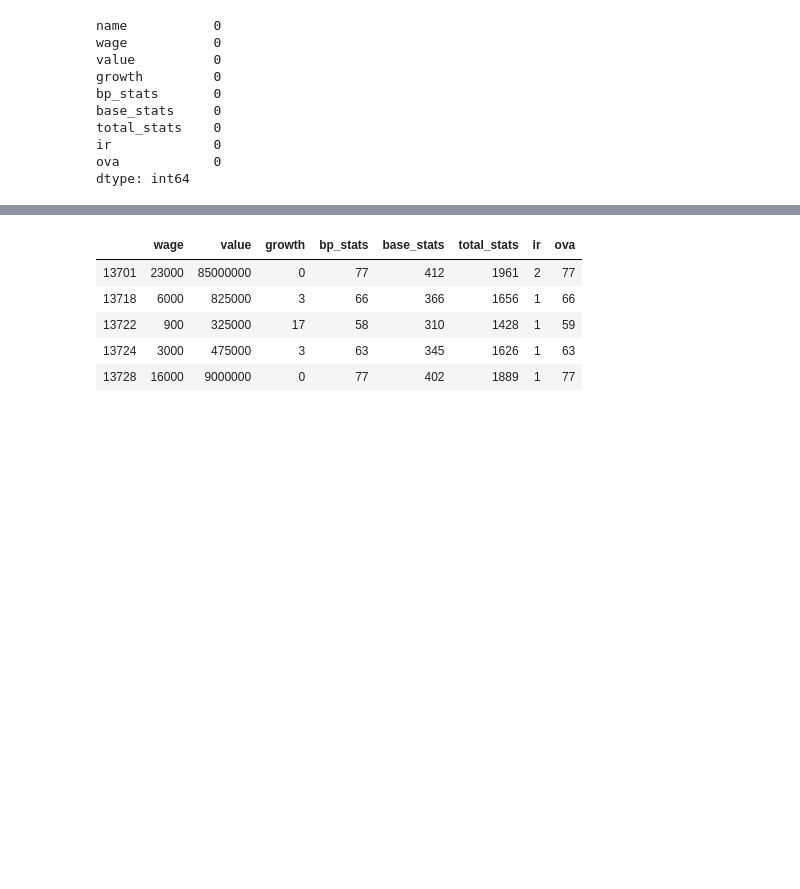
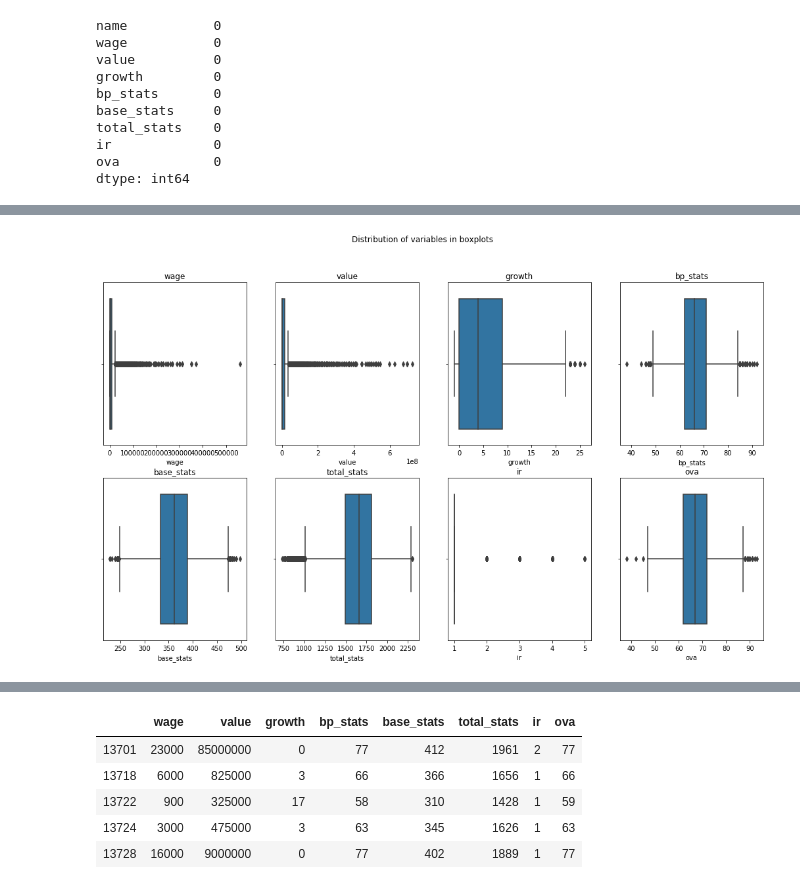
Before and after one commit to CommanderPoe/fifa-predicting-model, a Jupyter notebook: fifa_project-org.ipynb, the cells around one changed output, grey strips where cells are left out. Cells and saved outputs as stored; diff of their text form; code cells hidden in the pictures; blank space fills up the shorter version.

```diff
--- a/fifa_project-org.ipynb
+++ b/fifa_project-org.ipynb
@@ -241,0 +322,15 @@ df_num= red_df.select_dtypes(include= np.number)
+# %%
+fig, axes = plt.subplots(2, 4, figsize=(18, 10))
+
+fig.suptitle('Distribution of variables in boxplots')
+
+sns.boxplot(ax=axes[0, 0],data= df_num, x= 'wage').set(title= 'wage')
+sns.boxplot(ax=axes[0, 1],data= df_num, x= 'value' ).set(title= 'value')
+sns.boxplot(ax=axes[0, 2],data= df_num, x= 'growth' ).set(title= 'growth')
+sns.boxplot(ax=axes[0, 3],data= df_num, x= 'bp_stats').set(title= 'bp_stats')
+sns.boxplot(ax=axes[1, 0],data= df_num, x= 'base_stats').set(title= 'base_stats')
+sns.boxplot(ax=axes[1, 1],data= df_num, x= 'total_stats').set(title= 'total_stats')
+sns.boxplot(ax=axes[1, 2],data= df_num, x= 'ir').set(title= 'ir')
+sns.boxplot(ax=axes[1, 3],data= df_num, x= 'ova').set(title= 'ova');
+# %% [output]
+[figure, added]
```
Also changed, not shown: parts of 19 cells of this notebook, 3 other files.
